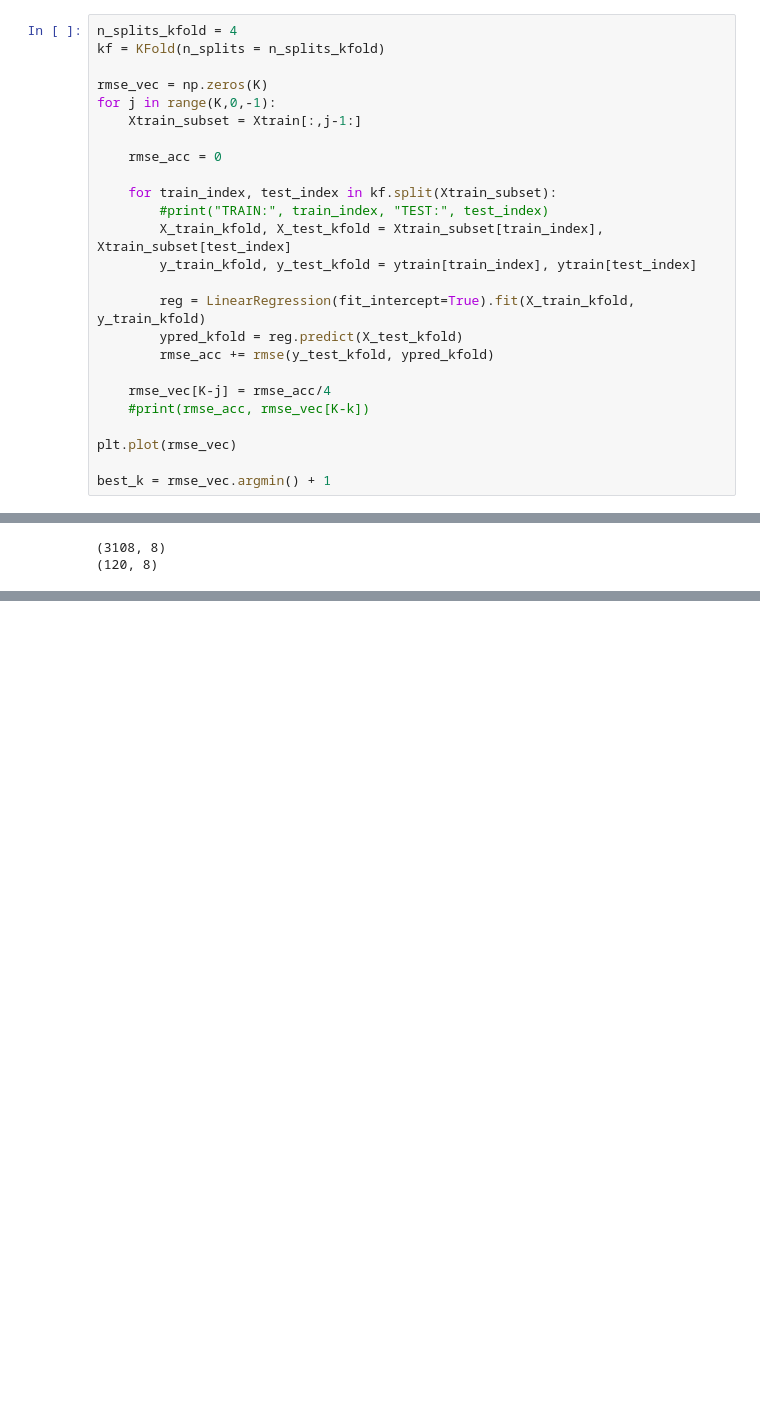
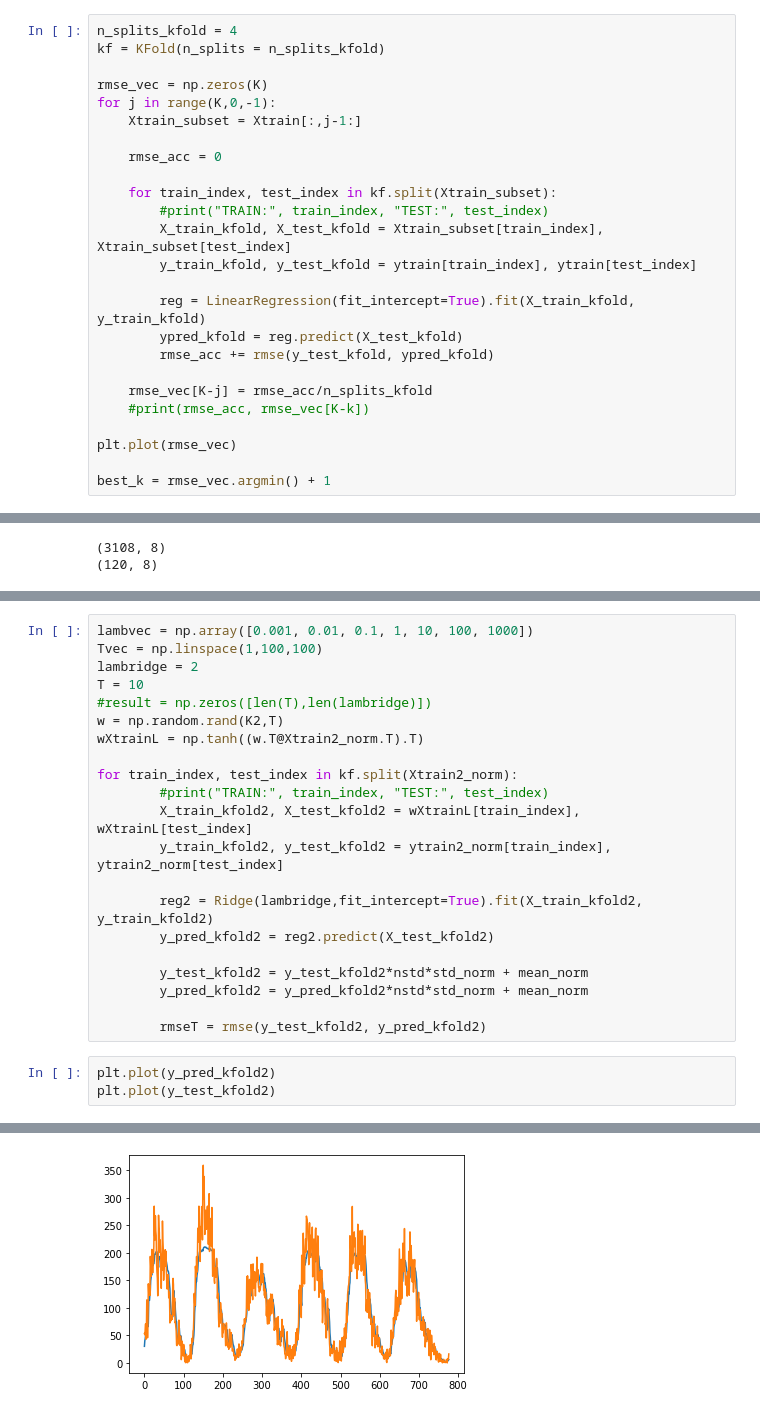
Before and after one commit to arlindots/maclea, a Jupyter notebook: efc1.ipynb, the cells around one changed output, grey strips where cells are left out. Drawn from its saved outputs; the diff is of its cells as text; blank space fills up the shorter version.

```diff
--- a/efc1.ipynb
+++ b/efc1.ipynb
@@ -106,7 +107,7 @@ for j in range(K,0,-1):
         ypred_kfold = reg.predict(X_test_kfold)
         rmse_acc += rmse(y_test_kfold, ypred_kfold)
 
-    rmse_vec[K-j] = rmse_acc/4
+    rmse_vec[K-j] = rmse_acc/n_splits_kfold
     #print(rmse_acc, rmse_vec[K-k])
 
 plt.plot(rmse_vec)
@@ -156,0 +167,25 @@ plt.hist(Xtrain2_norm[:,0])
+# %%
+lambvec = np.array([0.001, 0.01, 0.1, 1, 10, 100, 1000])
+Tvec = np.linspace(1,100,100)
+lambridge = 2
+T = 10
+#result = np.zeros([len(T),len(lambridge)])
+w = np.random.rand(K2,T)
+wXtrainL = np.tanh((w.T@Xtrain2_norm.T).T)
+
+for train_index, test_index in kf.split(Xtrain2_norm):
+        #print("TRAIN:", train_index, "TEST:", test_index)
+        X_train_kfold2, X_test_kfold2 = wXtrainL[train_index], wXtrainL[test_index]
+        y_train_kfold2, y_test_kfold2 = ytrain2_norm[train_index], ytrain2_norm[test_index]
+
+        reg2 = Ridge(lambridge,fit_intercept=True).fit(X_train_kfold2, y_train_kfold2)
+        y_pred_kfold2 = reg2.predict(X_test_kfold2)
+
+        y_test_kfold2 = y_test_kfold2*nstd*std_norm + mean_norm
+        y_pred_kfold2 = y_pred_kfold2*nstd*std_norm + mean_norm
+
+        rmseT = rmse(y_test_kfold2, y_pred_kfold2)
+# %%
+plt.plot(y_pred_kfold2)
+plt.plot(y_test_kfold2)
+# %% [output]
@@ -156,0 +193 @@ plt.hist(Xtrain2_norm[:,0])
+[figure, added]
```
Also changed, not shown: parts of 7 cells of this notebook.
